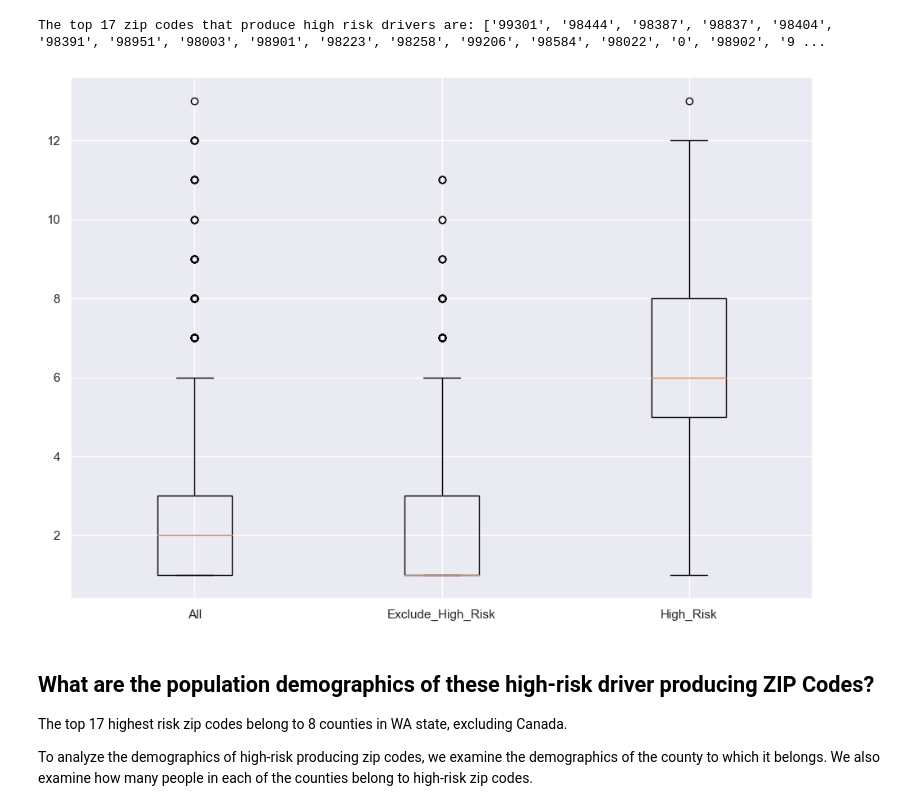
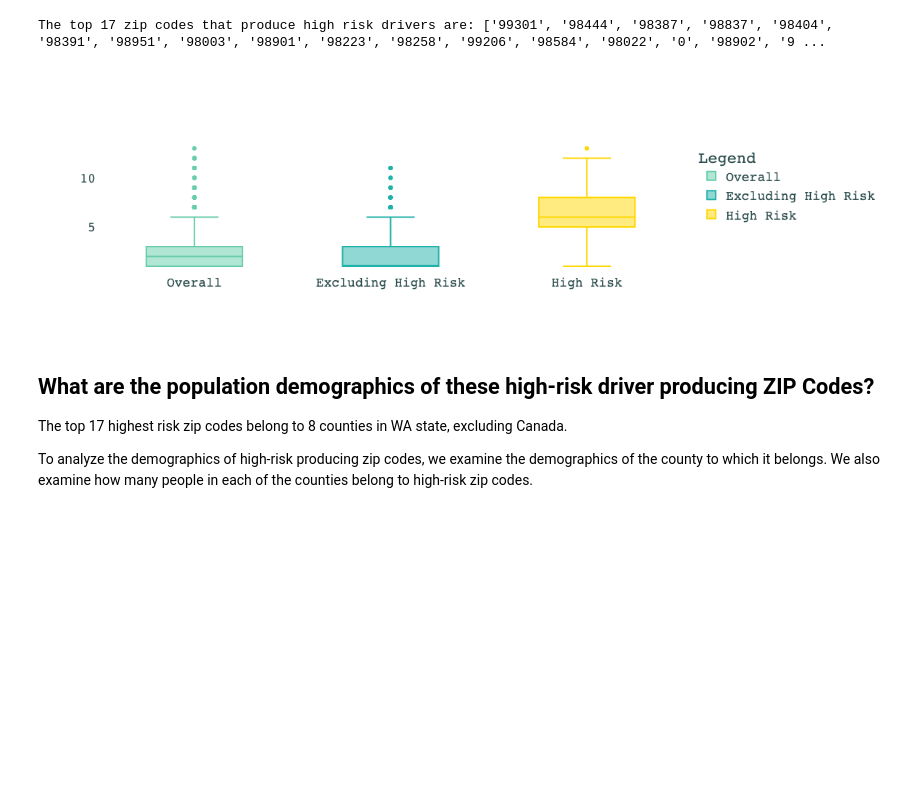
Before and after one commit to uysiri/info-challenge-teamIC23058, a Jupyter notebook: umdinfochallenge.ipynb, the cells around one changed output. Saved outputs shown, nothing was run; the diff lists cells and outputs as text; code cells hidden in the pictures; blank space fills up the shorter version.

```diff
--- a/umdinfochallenge.ipynb
+++ b/umdinfochallenge.ipynb
@@ -208,11 +256,29 @@ The top 17 zip codes that produce high risk drivers are: ['99301', '98444', '983
 riskrate.reset_index(inplace=True)
 # %%
 risky['Risk']=risky['dzip'].isin(top17).astype(int)
-# %%
-plt.boxplot([risky['counts'], risky[risky['Risk'] == 0]['counts'] , risky[risky['Risk'] == 1]['counts']], labels=['All','Exclude_High_Risk','High_Risk'])
-plt.show(box)
-# %% [output]
-[figure, removed]
+# %%
+fig2 = go.Figure()
+fig2.add_trace(go.Box(y=risky['counts'], name='Overall',
+                marker_color = 'mediumaquamarine'))
+fig2.add_trace(go.Box(y=risky[risky['Risk'] == 0]['counts'], name = 'Excluding High Risk',
+                marker_color = 'lightseagreen'))
+fig2.add_trace(go.Box(y=risky[risky['Risk'] == 1]['counts'], name = 'High Risk',
+                marker_color = 'gold'))
+fig2.update_layout(
+    legend_title="Legend",
+    font=dict(
+        family="Barlow, monospace",
+        size=18,
+        color="darkslategray"
+    )
+)
+
+fig2.update_layout(paper_bgcolor = "rgba(0,0,0,0)",
+                  plot_bgcolor = "rgba(0,0,0,0)")
+
+fig2.show()
+# %% [output]
+[figure, added]
 # %%
 # change name of 'index' to avoid errors
 
```
Also changed, not shown: parts of 24 cells of this notebook.
